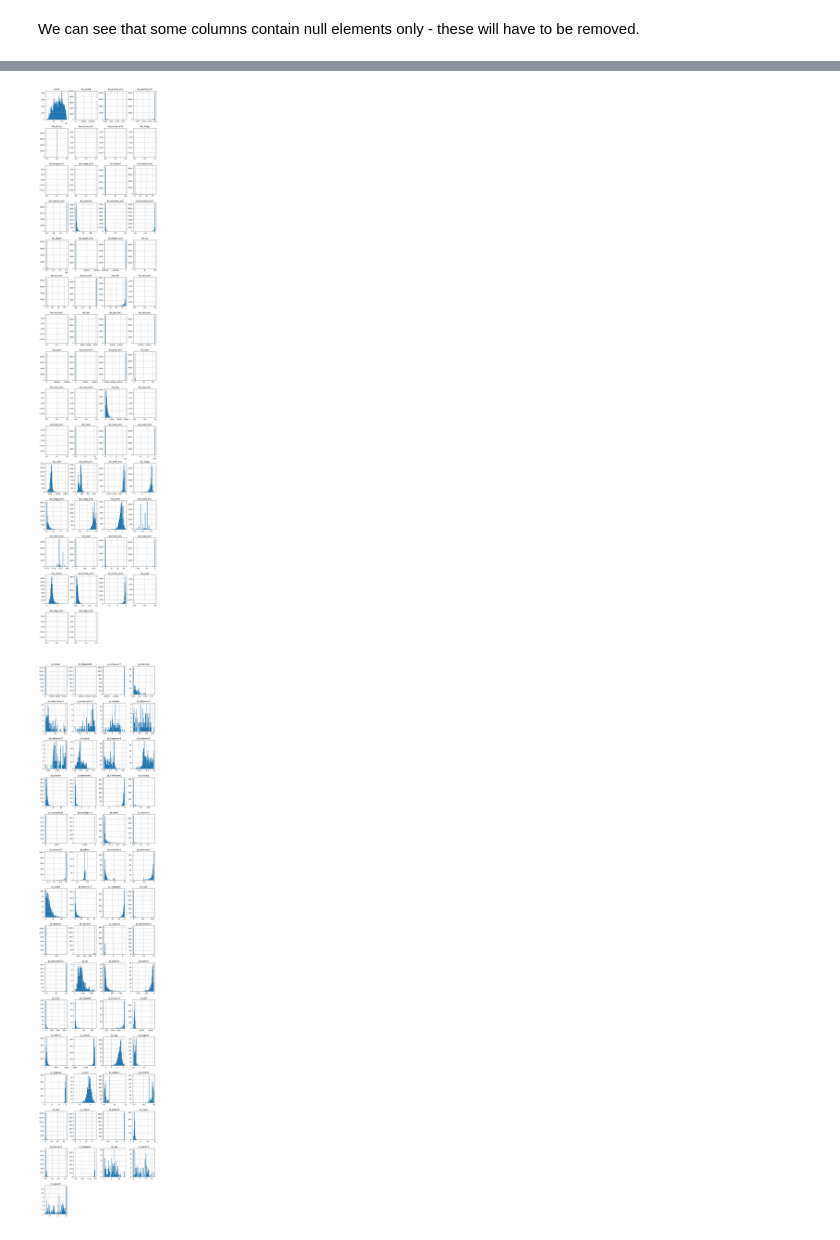
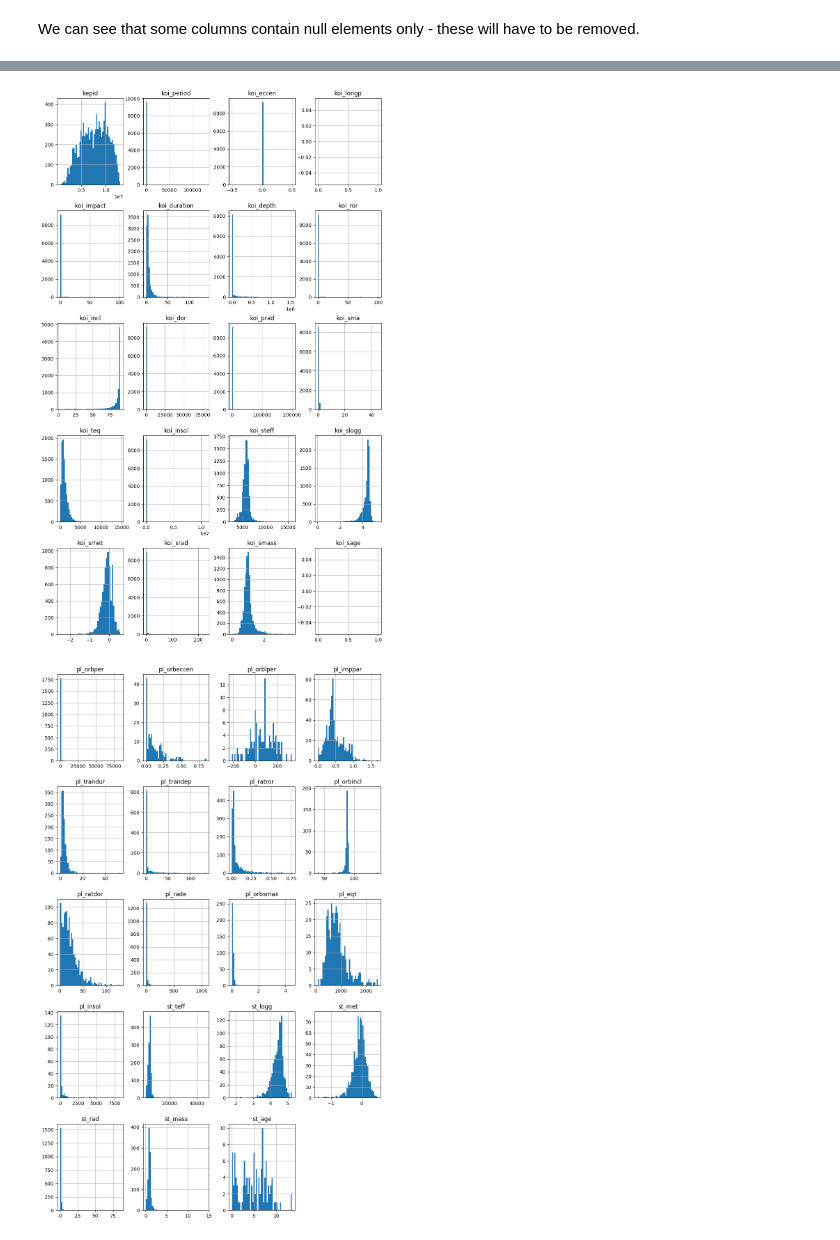
Before and after one commit to JanMatusiak/exoplanet-detection, a Jupyter notebook: data_analysis.ipynb, the cells around one changed output, grey strips where cells are left out. Cells and saved outputs as stored; diff of their text form; code cells hidden in the pictures.

```diff
--- a/data_analysis.ipynb
+++ b/data_analysis.ipynb
@@ -158,14 +158,14 @@ memory usage: 846.6+ KB
 # %%
 import matplotlib.pyplot as plt
 
-koi1.hist(bins=50, layout=(15, 4), figsize=(12, 60))
+koi1.hist(bins=50, layout=(5, 4), figsize=(12, 20))
 plt.show()
 # %% [output]
-[figure, old version]
+[figure, new version]
 # %%
 import matplotlib.pyplot as plt
 
-k2p1.hist(bins=50, layout=(15, 4), figsize=(12, 60))
+k2p1.hist(bins=50, layout=(5, 4), figsize=(12, 20))
 plt.show()
 # %% [output]
-[figure, old version]
+[figure, new version]
```
Also changed, not shown: parts of 13 cells of this notebook, 2 other files.
